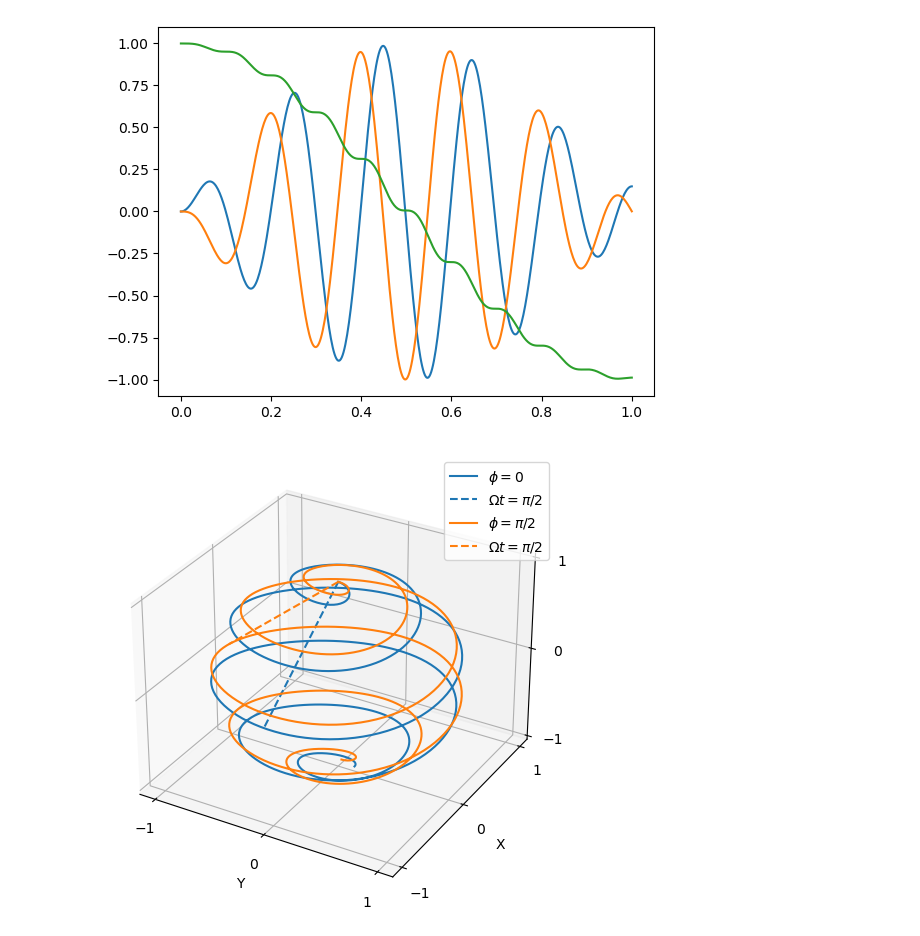
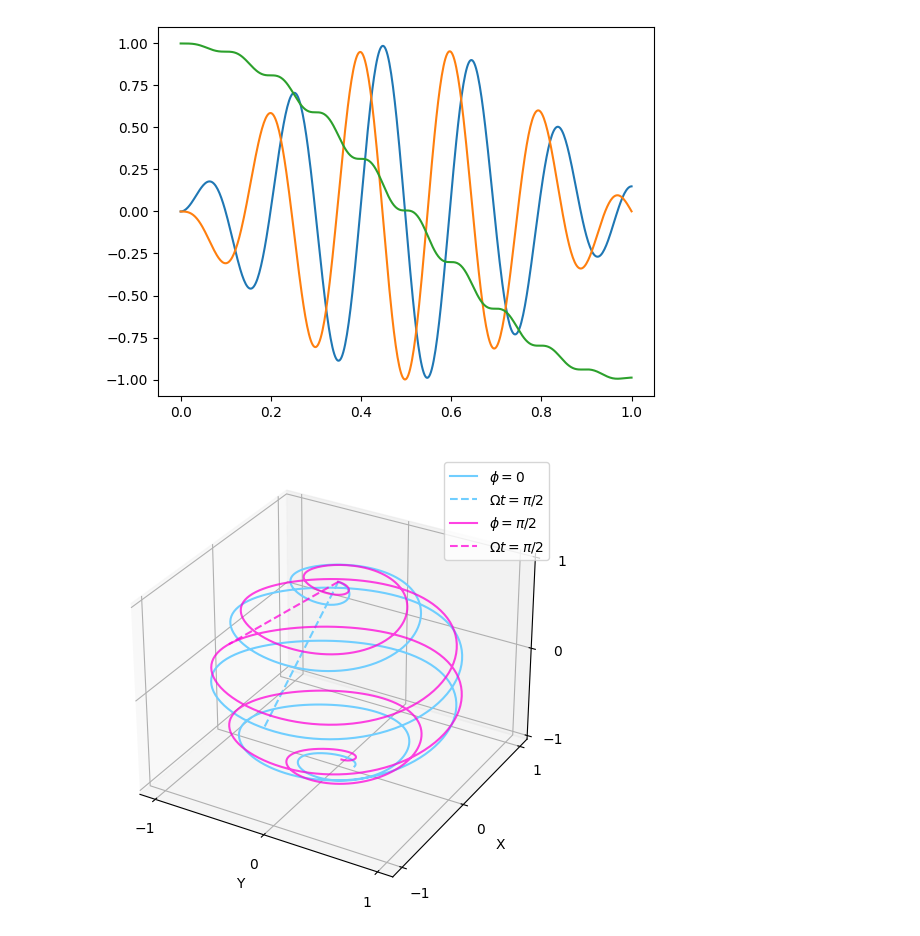
Before and after one commit to XanaduAI/Analytic_Pulse_Gradients, a Jupyter notebook: Single_qubit_drive.ipynb, the cells around one changed output. Drawn from its saved outputs; the diff is of its cells as text; code cells hidden in the pictures.

```diff
--- a/Single_qubit_drive.ipynb
+++ b/Single_qubit_drive.ipynb
@@ -52,52 +46,43 @@ plt.show()
 # %% [output]
 [figure]
 # %%
-# Create a 3D plot
 fig = plt.figure()
 ax = fig.add_subplot(111, projection='3d')
+color = ['#70CEFF', '#D7A2F6', '#ff00d9bc', '#FF87EB', '#FFE096', '#FDC9DE', '#E1EBA8', '#C6FDD9']
 
-# Add a sphere of radius 1 centered at (3, 3, 2)
 u = np.linspace(0, 2 * np.pi, 100)
 v = np.linspace(0, np.pi, 100)
 x_sphere = 1 * np.outer(np.cos(u), np.sin(v))
 y_sphere = 1 * np.outer(np.sin(u), np.sin(v))
 z_sphere = 1 * np.outer(np.ones(np.size(u)), np.cos(v))
 
 
 # Plot the trajectory
-ax.plot(*coords0, "-", label="$\\phi=0$")
+ax.plot(*coords0, "-", label="$\\phi=0$", color=color[0])
 # pi/2 pulse by setting 2 pi amplitude  t = pi/2 => t = 1/(4 amplitude)
 res = evolve([amplitude, 0.], (0., 1/amplitude/4))
 res = np.array(res)
-ax.plot(*res, "--", label="$\\Omega t = \\pi/2$", color="tab:blue")
+ax.plot(*res, "--", label="$\\Omega t = \\pi/2$", color=color[0])
 
 
 
-ax.plot(*coords1, "-", label="$\\phi=\\pi/2$")
+ax.plot(*coords1, "-", label="$\\phi=\\pi/2$", color=color[2])
 res = evolve([amplitude, jnp.pi/2], (0., 1/amplitude/4))
 res = np.array(res)
-ax.plot(*res, "--", label="$\\Omega t = \\pi/2$", color="tab:orange")
+ax.plot(*res, "--", label="$\\Omega t = \\pi/2$", color=color[2])
 
 # Set labels for each axis
 ax.set_xlabel('Y')
 ax.set_ylabel('X')
 ax.set_zlabel('Z')
 ax.set_xticks([-1, 0, 1])
 ax.set_yticks([-1, 0, 1])
 ax.set_zticks([-1, 0, 1])
 
-# @qml.qnode(device, interface="jax")
-# def rot(p, op):
-#     op(p, 0)
-#     return [qml.expval(qml.PauliX(0)), qml.expval(qml.PauliY(0)), qml.expval(qml.PauliZ(0))]
-
-# ax.plot(*rot(0.5*np.pi, qml.RX), "x")
-# ax.plot(*rot(-0.5*np.pi, qml.RY), "o")
-
 ax.legend()
 
 # Show the plot
 plt.tight_layout()
 plt.savefig("plots/1qubit.svg", dpi=500, bbox_inches='tight')
 # %% [output]
-[figure, old version]
+[figure, new version]
```
Also changed, not shown: parts of 2 cells of this notebook, 9 other files.
